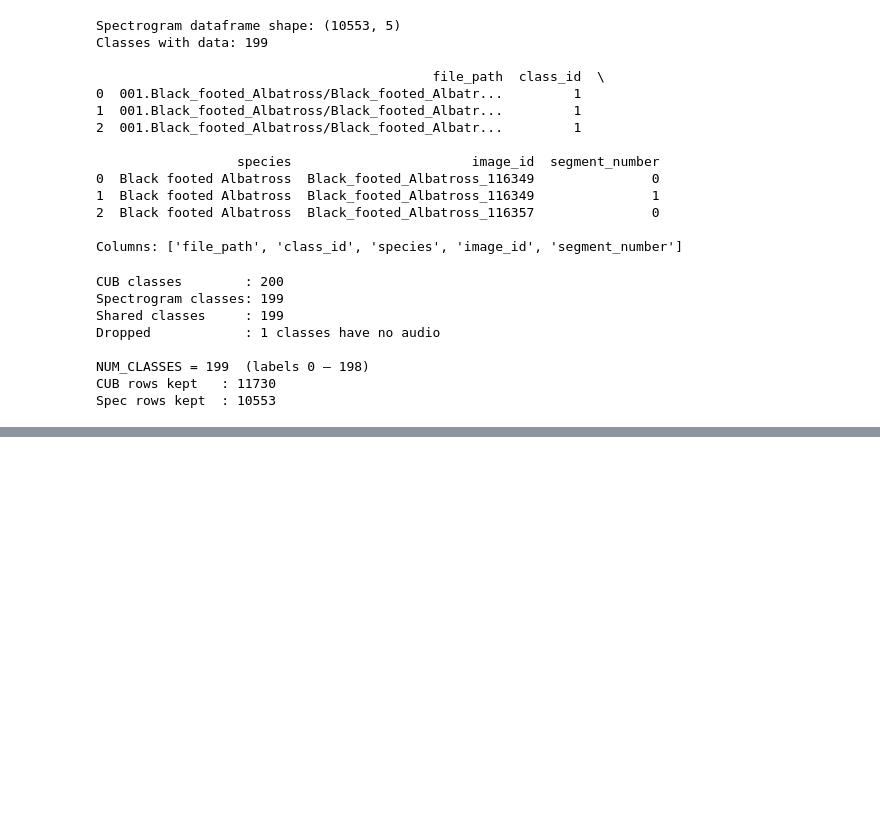
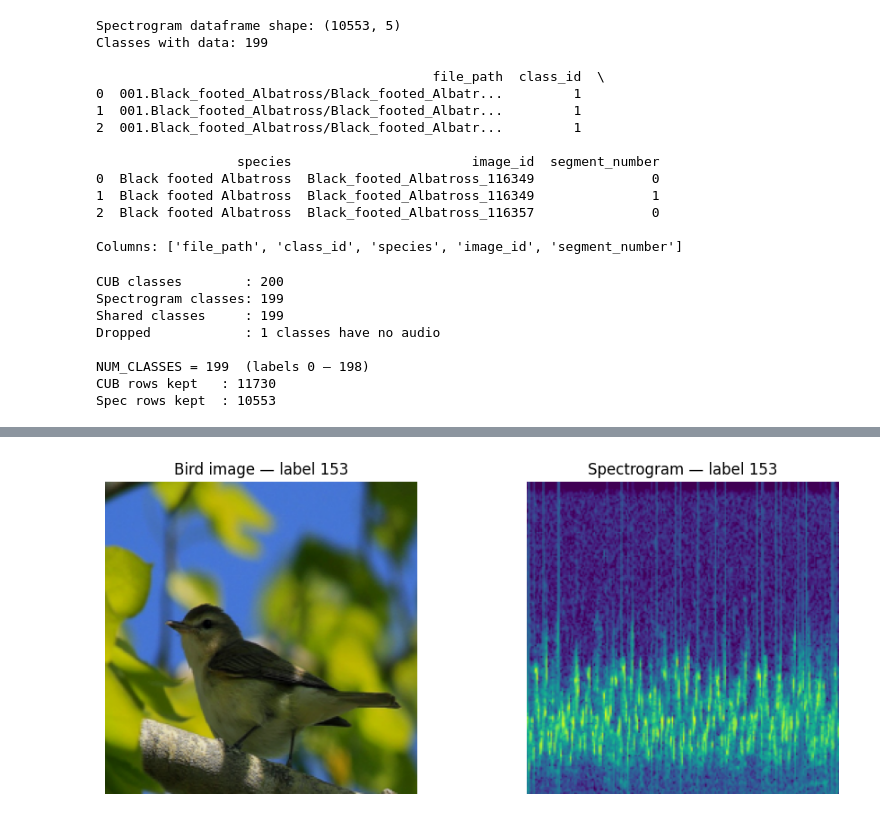
Before and after one commit to gevorgalaverdyan/Multimodal-Bird-Species-Classification, a Jupyter notebook: Multimodal_Bird_Species_Classification.ipynb, the cells around one changed output, grey strips where cells are left out. Drawn from its saved outputs; the diff is of its cells as text; code cells hidden in the pictures; blank space fills up the shorter version.

```diff
--- a/Multimodal_Bird_Species_Classification.ipynb
+++ b/Multimodal_Bird_Species_Classification.ipynb
@@ -210,0 +313,19 @@ plt.show()
+# %%
+def unnormalise(tensor):
+    mean = torch.tensor([0.485, 0.456, 0.406]).view(3,1,1)
+    std  = torch.tensor([0.229, 0.224, 0.225]).view(3,1,1)
+    return (tensor * std + mean).clamp(0, 1)
+
+imgs, specs, labels = next(iter(train_loader))
+
+fig, axes = plt.subplots(1, 2, figsize=(10, 4))
+axes[0].imshow(unnormalise(imgs[0]).permute(1,2,0))
+axes[0].set_title(f"Bird image — label {labels[0].item()}")
+axes[0].axis("off")
+axes[1].imshow(unnormalise(specs[0]).permute(1,2,0))
+axes[1].set_title(f"Spectrogram — label {labels[0].item()}")
+axes[1].axis("off")
+plt.tight_layout()
+plt.show()
+# %% [output]
+[figure, added]
```
Also changed, not shown: parts of 6 cells of this notebook.
